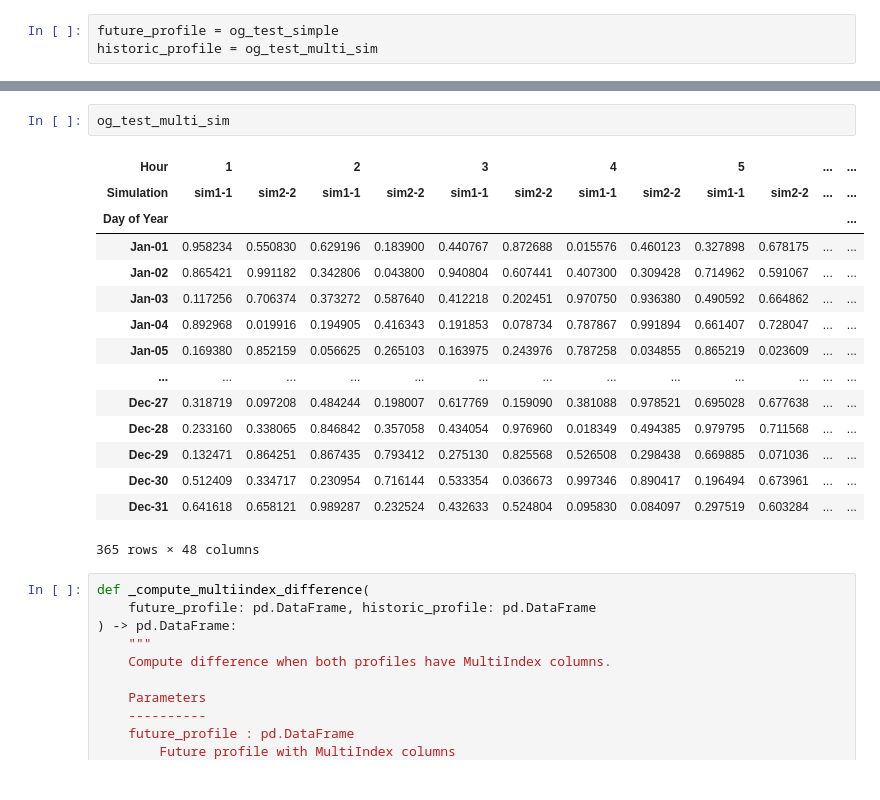
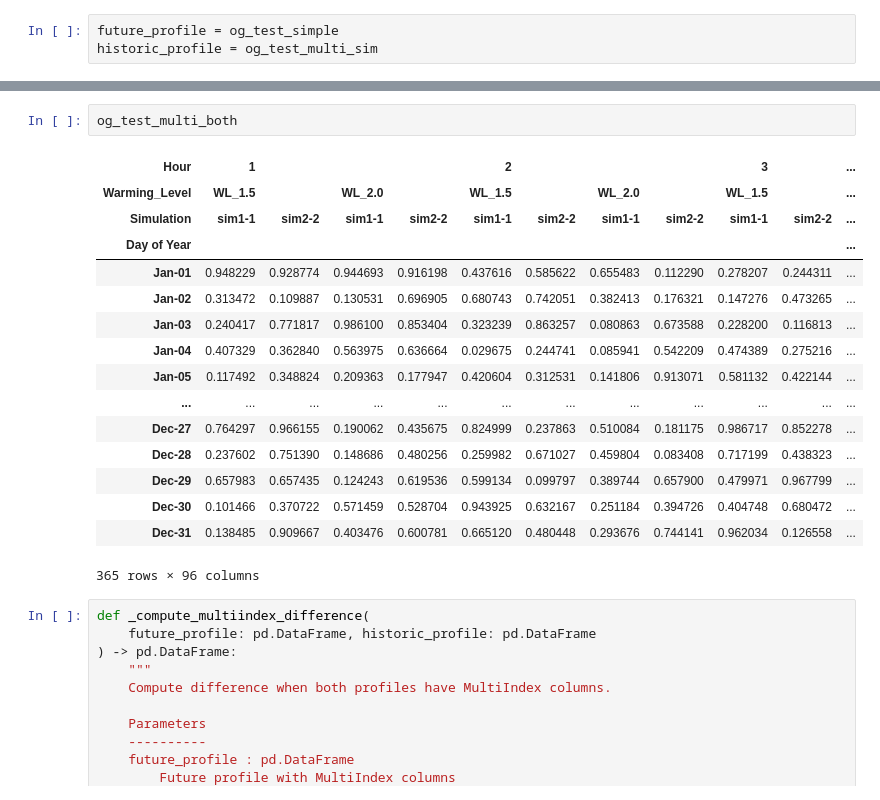
Before and after one commit to cal-adapt/climakitae, a Jupyter notebook: DEV_sy_export.ipynb, the cells around one changed output, grey strips where cells are left out. Cells and saved outputs as stored; diff of their text form.

Commit message:
almost done updating _compute_simulation_paired_difference()

```diff
--- a/DEV_sy_export.ipynb
+++ b/DEV_sy_export.ipynb
@@ -1090,21 +1047,22 @@ if
 # %%
-og_test_multi_sim
+og_test_multi_both
 # %% [output]
-| Hour | 1 |  | 2 |  | 3 |  | 4 |  | 5 |  | ... | ... |
-| Simulation | sim1-1 | sim2-2 | sim1-1 | sim2-2 | sim1-1 | sim2-2 | sim1-1 | sim2-2 | sim1-1 | sim2-2 | ... | ... |
-| Day of Year |  |  |  |  |  |  |  |  |  |  |  | ... |
-| Jan-01 | 0.958234 | 0.550830 | 0.629196 | 0.183900 | 0.440767 | 0.872688 | 0.015576 | 0.460123 | 0.327898 | 0.678175 | ... | ... |
-| Jan-02 | 0.865421 | 0.991182 | 0.342806 | 0.043800 | 0.940804 | 0.607441 | 0.407300 | 0.309428 | 0.714962 | 0.591067 | ... | ... |
-| Jan-03 | 0.117256 | 0.706374 | 0.373272 | 0.587640 | 0.412218 | 0.202451 | 0.970750 | 0.936380 | 0.490592 | 0.664862 | ... | ... |
-| Jan-04 | 0.892968 | 0.019916 | 0.194905 | 0.416343 | 0.191853 | 0.078734 | 0.787867 | 0.991894 | 0.661407 | 0.728047 | ... | ... |
-| Jan-05 | 0.169380 | 0.852159 | 0.056625 | 0.265103 | 0.163975 | 0.243976 | 0.787258 | 0.034855 | 0.865219 | 0.023609 | ... | ... |
-| ... | ... | ... | ... | ... | ... | ... | ... | ... | ... | ... | ... | ... |
-| Dec-27 | 0.318719 | 0.097208 | 0.484244 | 0.198007 | 0.617769 | 0.159090 | 0.381088 | 0.978521 | 0.695028 | 0.677638 | ... | ... |
-| Dec-28 | 0.233160 | 0.338065 | 0.846842 | 0.357058 | 0.434054 | 0.976960 | 0.018349 | 0.494385 | 0.979795 | 0.711568 | ... | ... |
-| Dec-29 | 0.132471 | 0.864251 | 0.867435 | 0.793412 | 0.275130 | 0.825568 | 0.526508 | 0.298438 | 0.669885 | 0.071036 | ... | ... |
-| Dec-30 | 0.512409 | 0.334717 | 0.230954 | 0.716144 | 0.533354 | 0.036673 | 0.997346 | 0.890417 | 0.196494 | 0.673961 | ... | ... |
-| Dec-31 | 0.641618 | 0.658121 | 0.989287 | 0.232524 | 0.432633 | 0.524804 | 0.095830 | 0.084097 | 0.297519 | 0.603284 | ... | ... |
+| Hour | 1 |  |  |  | 2 |  |  |  | 3 |  | ... |
+| Warming_Level | WL_1.5 |  | WL_2.0 |  | WL_1.5 |  | WL_2.0 |  | WL_1.5 |  | ... |
+| Simulation | sim1-1 | sim2-2 | sim1-1 | sim2-2 | sim1-1 | sim2-2 | sim1-1 | sim2-2 | sim1-1 | sim2-2 | ... |
+| Day of Year |  |  |  |  |  |  |  |  |  |  | ... |
+| Jan-01 | 0.948229 | 0.928774 | 0.944693 | 0.916198 | 0.437616 | 0.585622 | 0.655483 | 0.112290 | 0.278207 | 0.244311 | ... |
+| Jan-02 | 0.313472 | 0.109887 | 0.130531 | 0.696905 | 0.680743 | 0.742051 | 0.382413 | 0.176321 | 0.147276 | 0.473265 | ... |
+| Jan-03 | 0.240417 | 0.771817 | 0.986100 | 0.853404 | 0.323239 | 0.863257 | 0.080863 | 0.673588 | 0.228200 | 0.116813 | ... |
+| Jan-04 | 0.407329 | 0.362840 | 0.563975 | 0.636664 | 0.029675 | 0.244741 | 0.085941 | 0.542209 | 0.474389 | 0.275216 | ... |
+| Jan-05 | 0.117492 | 0.348824 | 0.209363 | 0.177947 | 0.420604 | 0.312531 | 0.141806 | 0.913071 | 0.581132 | 0.422144 | ... |
+| ... | ... | ... | ... | ... | ... | ... | ... | ... | ... | ... | ... |
+| Dec-27 | 0.764297 | 0.966155 | 0.190062 | 0.435675 | 0.824999 | 0.237863 | 0.510084 | 0.181175 | 0.986717 | 0.852278 | ... |
+| Dec-28 | 0.237602 | 0.751390 | 0.148686 | 0.480256 | 0.259982 | 0.671027 | 0.459804 | 0.083408 | 0.717199 | 0.438323 | ... |
+| Dec-29 | 0.657983 | 0.657435 | 0.124243 | 0.619536 | 0.599134 | 0.099797 | 0.389744 | 0.657900 | 0.479971 | 0.967799 | ... |
+| Dec-30 | 0.101466 | 0.370722 | 0.571459 | 0.528704 | 0.943925 | 0.632167 | 0.251184 | 0.394726 | 0.404748 | 0.680472 | ... |
+| Dec-31 | 0.138485 | 0.909667 | 0.403476 | 0.600781 | 0.665120 | 0.480448 | 0.293676 | 0.744141 | 0.962034 | 0.126558 | ... |
-365 rows × 48 columns
+365 rows × 96 columns
 # %%
 def _compute_multiindex_difference(
     future_profile: pd.DataFrame, historic_profile: pd.DataFrame
```
Also changed, not shown: parts of 11 cells of this notebook, 1 other file.
